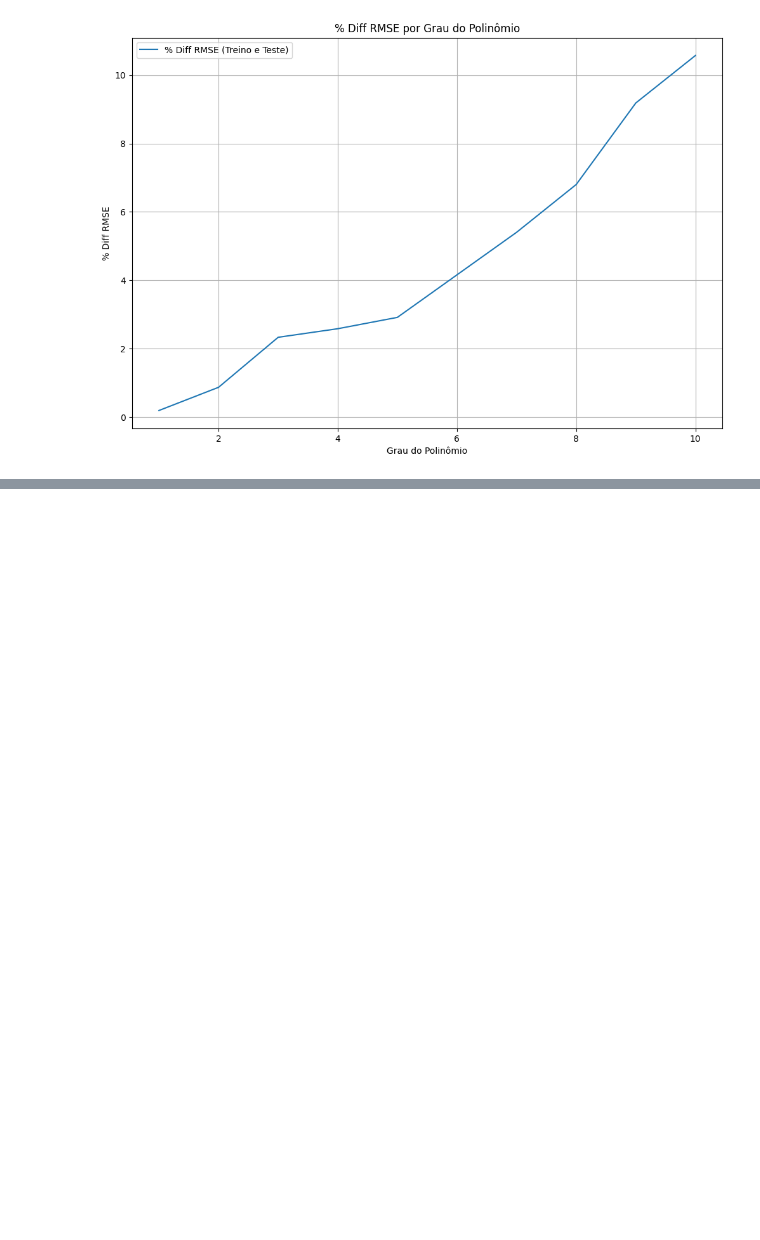
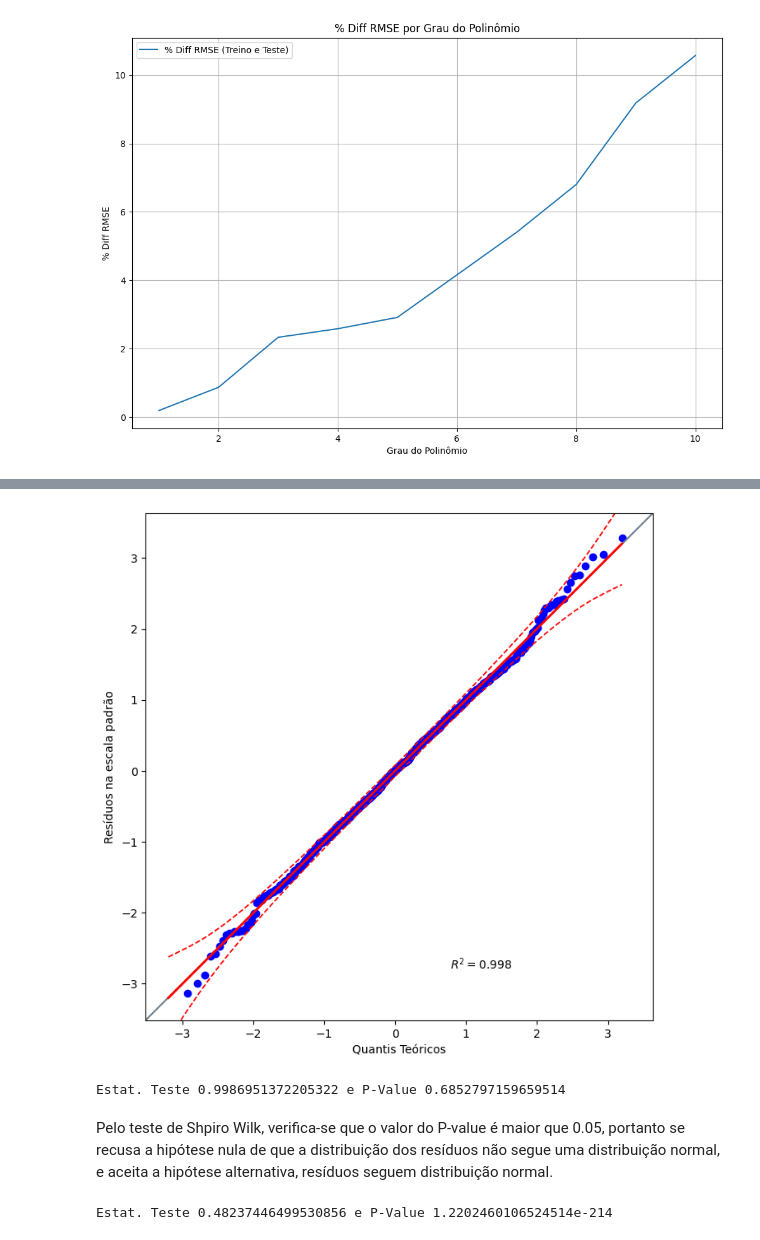
Before and after one commit to andremanesco/polynomial_regression, a Jupyter notebook: modelo_salario.ipynb, the cells around one changed output, grey strips where cells are left out. Drawn from its saved outputs; the diff is of its cells as text; code cells hidden in the pictures; blank space fills up the shorter version.

```diff
--- a/modelo_salario.ipynb
+++ b/modelo_salario.ipynb
@@ -447,0 +486,24 @@ plt.show()
+# %%
+# Checar se os resíduos seguem uma distribuição normal
+import pingouin as pg
+plt.figure(figsize=(14,8))
+pg.qqplot(residuos_std, dist='norm', confidence=0.95)
+plt.xlabel('Quantis Teóricos')
+plt.ylabel('Resíduos na escala padrão')
+plt.show()
+# %% [output]
+[figure, added]
+# %%
+# Teste de Normalidade - Shapiro Wilk
+stat_shapiro, p_value_shapiro = shapiro(residuos)
+print(f'Estat. Teste {stat_shapiro} e P-Value {p_value_shapiro}')
+# %% [output]
+Estat. Teste 0.9986951372205322 e P-Value 0.6852797159659514
+# %% [markdown]
+Pelo teste de Shpiro Wilk, verifica-se que o valor do P-value é maior que 0.05, portanto se recusa a hipótese nula de que a distribuição dos resíduos não segue uma distribuição normal, e aceita a hipótese alternativa, resíduos seguem distribuição normal.
+# %%
+# Teste de Normalidade - Kolmogorov-Smirnov
+stat_ks, p_value_ks = kstest(residuos, 'norm')
+print(f'Estat. Teste {stat_ks} e P-Value {p_value_ks}')
+# %% [output]
+Estat. Teste 0.48237446499530856 e P-Value 1.2202460106524514e-214
```
Also changed, not shown: parts of 11 cells of this notebook.
